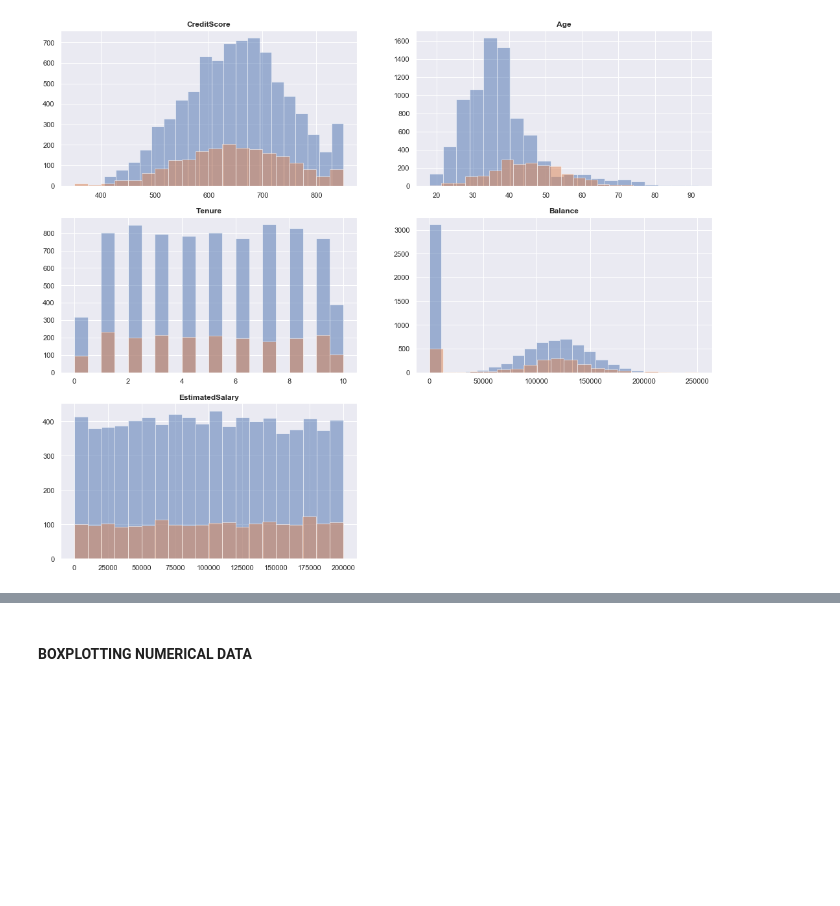
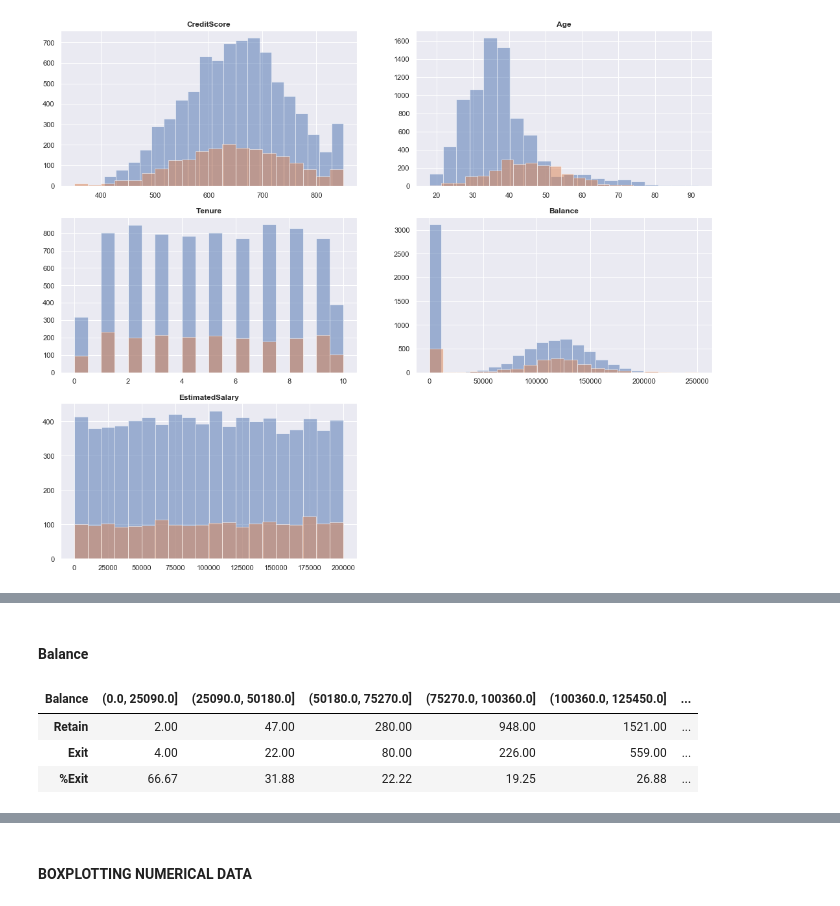
Before and after one commit to apeuta/Final_Project_JCDS07_ChurnPrediction_Bank, a Jupyter notebook: FP01_Data_Preparation_and_Visualization_Insight.ipynb, the cells around one changed output, grey strips where cells are left out. Drawn from its saved outputs; the diff is of its cells as text; code cells hidden in the pictures; blank space fills up the shorter version.

```diff
--- a/FP01_Data_Preparation_and_Visualization_Insight.ipynb
+++ b/FP01_Data_Preparation_and_Visualization_Insight.ipynb
@@ -194,0 +331,17 @@ for i in range(len(col)):
+# %% [markdown]
+#### Balance
+# %%
+mx = datadrop["Balance"].max()
+mn = datadrop["Balance"].min()
+ranges = np.arange(mn, mx + round((mx-mn)/10), round((mx-mn)/10))
+
+blc = pd.DataFrame()
+blc["Retain"] = round(dtRet["Exited"].groupby(pd.cut(dtRet["Balance"], ranges)).count())
+blc["Exit"] = round(dtEx["Exited"].groupby(pd.cut(dtEx["Balance"], ranges)).count())
+blc["%Exit"] = round((blc["Exit"] * 100/(blc["Retain"] + blc["Exit"])), 2)
+blc.T
+# %% [output]
+| Balance | (0.0, 25090.0] | (25090.0, 50180.0] | (50180.0, 75270.0] | (75270.0, 100360.0] | (100360.0, 125450.0] | ... |
+| Retain | 2.00 | 47.00 | 280.00 | 948.00 | 1521.00 | ... |
+| Exit | 4.00 | 22.00 | 80.00 | 226.00 | 559.00 | ... |
+| %Exit | 66.67 | 31.88 | 22.22 | 19.25 | 26.88 | ... |
```
Also changed, not shown: parts of 16 cells of this notebook, 1 other file.
